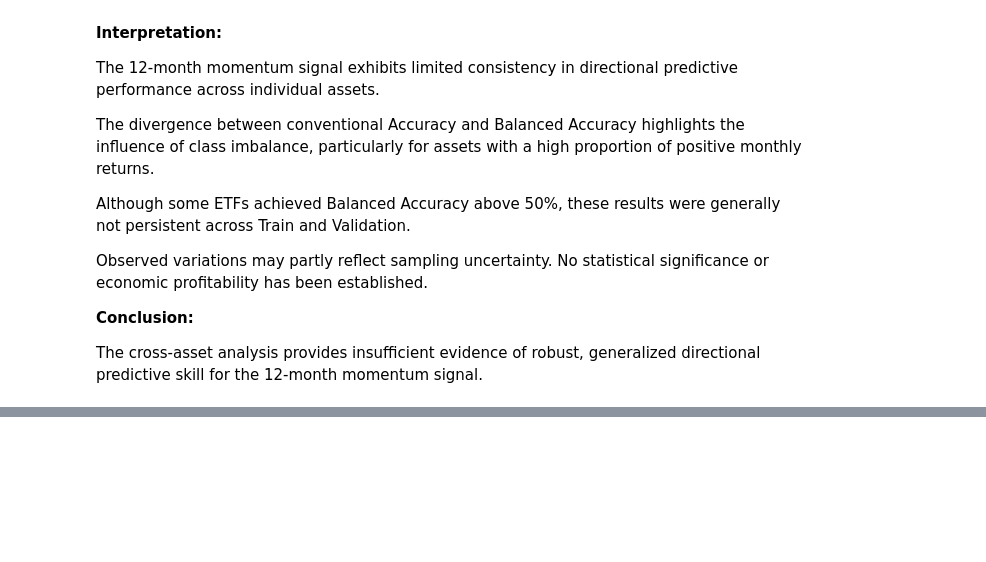
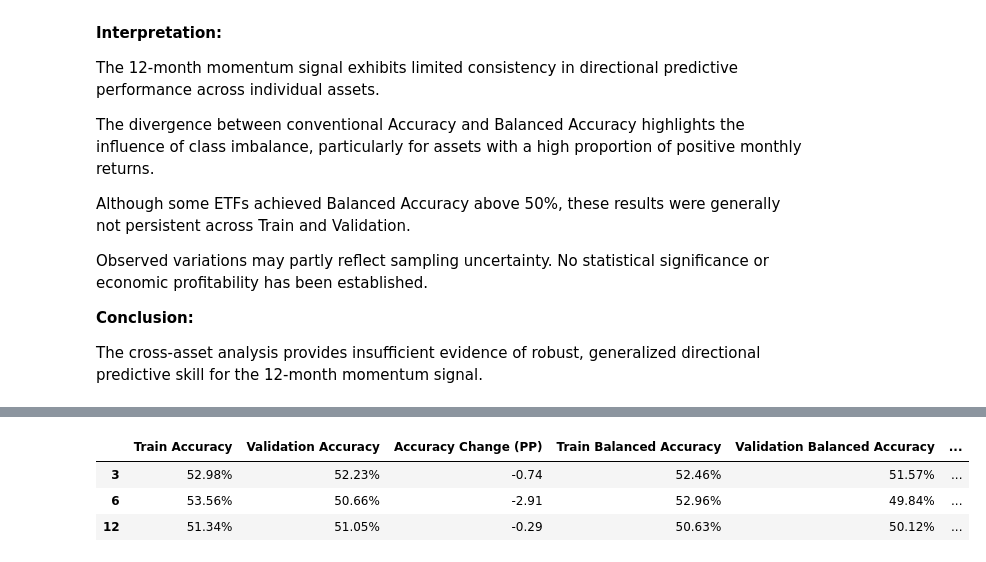
Before and after one commit to KenaelMartini/time-series-momentum-research, a Jupyter notebook: notebooks/3C_03_cross_asset_lookback_robustness.ipynb, the cells around one changed output, grey strips where cells are left out. Saved outputs shown, nothing was run; the diff lists cells and outputs as text; code cells hidden in the pictures; blank space fills up the shorter version.

Commit message:
feat(research): add reusable predictive metrics and lookback robustness analysis

```diff
--- a/notebooks/3C_03_cross_asset_lookback_robustness.ipynb
+++ b/notebooks/3C_03_cross_asset_lookback_robustness.ipynb
@@ -620,0 +694,7 @@ The cross-asset analysis provides insufficient evidence of robust, generalized d
+# %%
+train_metrics_by_lookback = {}
+
+for lookback in (3, 6, 12):
+    train_metrics_by_lookback[lookback] = calculate_predictive_metrics(train_signals_common[lookback], train_targets_common)
+
+display(train_metrics_by_lookback)
@@ -620,0 +719,7 @@ The cross-asset analysis provides insufficient evidence of robust, generalized d
+# %%
+validation_metrics_by_lookback = {}
+
+for lookback in (3, 6, 12):
+    validation_metrics_by_lookback[lookback] = calculate_predictive_metrics(validation_signals_common[lookback], validation_targets_common)
+
+display(validation_metrics_by_lookback)
@@ -620,0 +744,30 @@ The cross-asset analysis provides insufficient evidence of robust, generalized d
+# %%
+lookback_accuracy_comparison = {}
+
+for lookback in train_metrics_by_lookback:
+    lookback_accuracy_comparison[lookback] = {
+        "Train Accuracy" : train_metrics_by_lookback[lookback]["accuracy"],
+        "Validation Accuracy" : validation_metrics_by_lookback[lookback]["accuracy"],
+        "Accuracy Change (PP)" : (validation_metrics_by_lookback[lookback]["accuracy"] - train_metrics_by_lookback[lookback]["accuracy"]) * 100,
+        "Train Balanced Accuracy" : train_metrics_by_lookback[lookback]["balanced_accuracy"],
+        "Validation Balanced Accuracy" : validation_metrics_by_lookback[lookback]["balanced_accuracy"],
+        "Balanced Accuracy Change (PP)" : (validation_metrics_by_lookback[lookback]["balanced_accuracy"] - train_metrics_by_lookback[lookback]["balanced_accuracy"]) * 100
+        }
+
+lookback_accuracy_comparison_df = pd.DataFrame.from_dict(lookback_accuracy_comparison, orient="index")
+
+lookback_accuracy_comparison_df_format = lookback_accuracy_comparison_df.style.format({
+    "Train Accuracy" : "{:.2%}",
+    "Validation Accuracy" : "{:.2%}",
+    "Accuracy Change (PP)" : "{:.2f}",
+    "Train Balanced Accuracy" : "{:.2%}",
+    "Validation Balanced Accuracy" : "{:.2%}",
+    "Balanced Accuracy Change (PP)" : "{:.2f}"
+})
+
+lookback_accuracy_comparison_df_format
+# %% [output]
+|  | Train Accuracy | Validation Accuracy | Accuracy Change (PP) | Train Balanced Accuracy | Validation Balanced Accuracy | ... |
+| 3 | 52.98% | 52.23% | -0.74 | 52.46% | 51.57% | ... |
+| 6 | 53.56% | 50.66% | -2.91 | 52.96% | 49.84% | ... |
+| 12 | 51.34% | 51.05% | -0.29 | 50.63% | 50.12% | ... |
```
Also changed, not shown: parts of 11 cells of this notebook, 2 other files.
